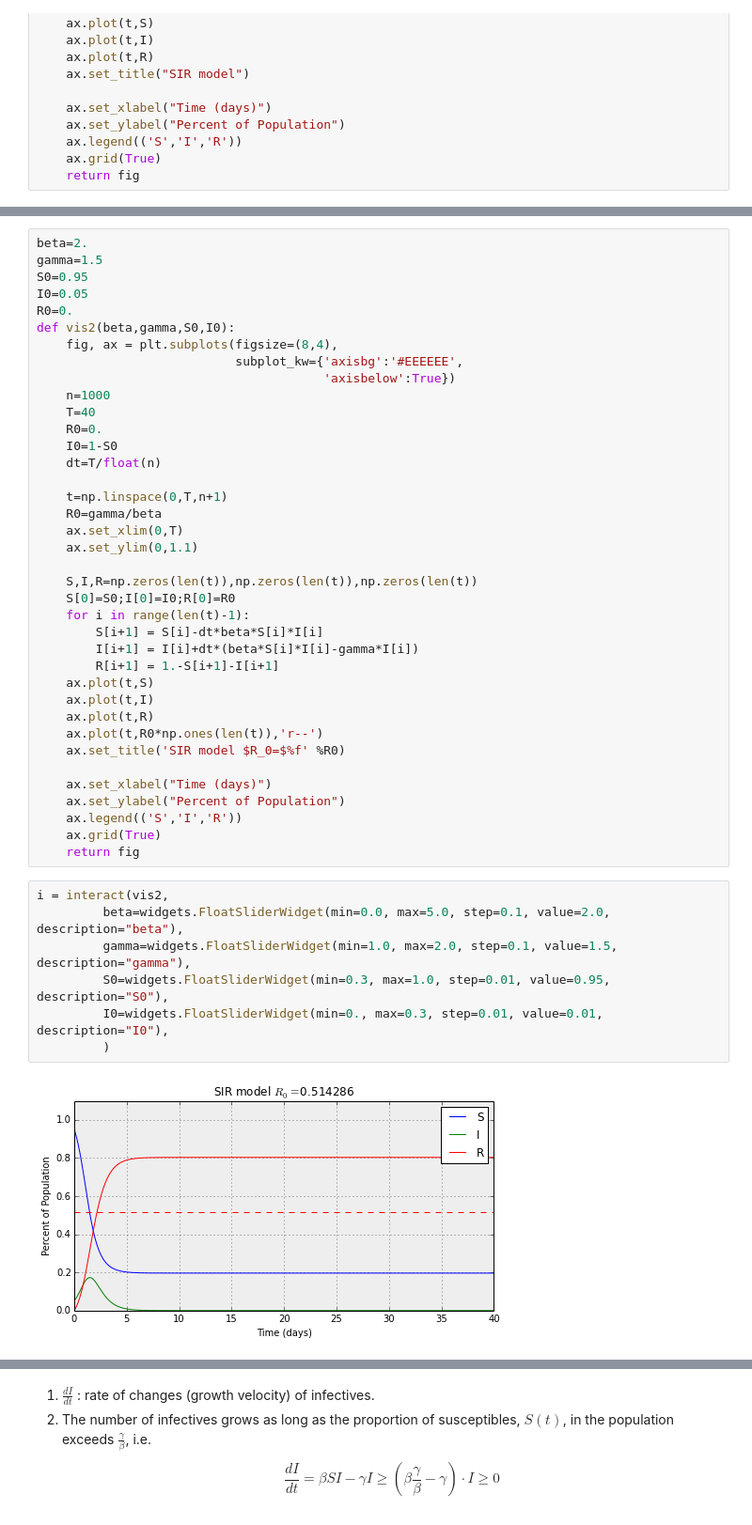
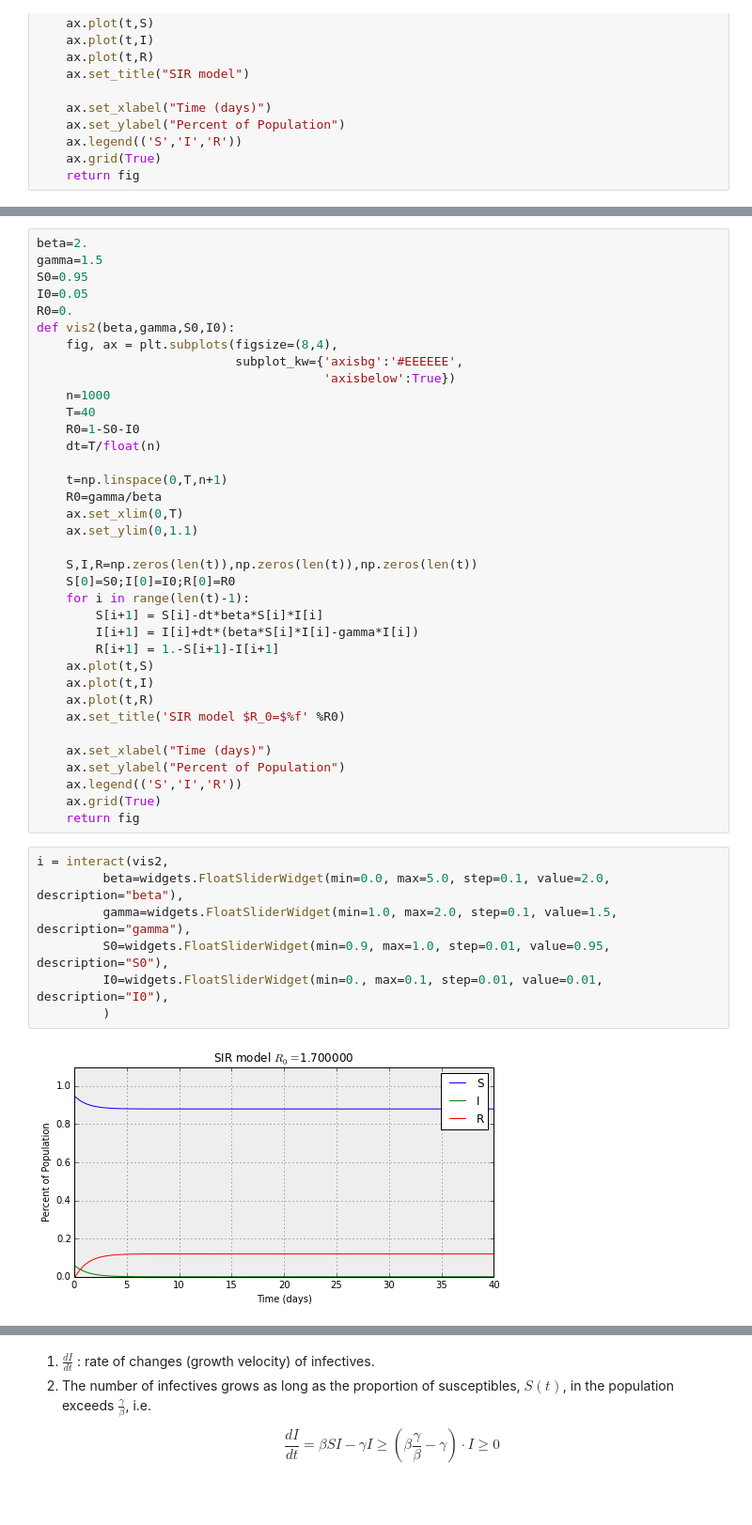
Before and after one commit to cchuang2009/math2014, a Jupyter notebook: 14/SIR.ipynb, the cells around one changed output, grey strips where cells are left out. Shown at 94% size. Drawn from its saved outputs; the diff is of its cells as text.

```diff
--- a/14/SIR.ipynb
+++ b/14/SIR.ipynb
@@ -101,8 +102,7 @@ def vis2(beta,gamma,S0,I0):
                                        'axisbelow':True})
     n=1000
     T=40
-    R0=0.
-    I0=1-S0
+    R0=1-S0-I0
     dt=T/float(n)
 
     t=np.linspace(0,T,n+1)
@@ -119,7 +119,6 @@ def vis2(beta,gamma,S0,I0):
     ax.plot(t,S)
     ax.plot(t,I)
     ax.plot(t,R)
-    ax.plot(t,R0*np.ones(len(t)),'r--')
     ax.set_title('SIR model $R_0=$%f' %R0)
 
     ax.set_xlabel("Time (days)")
@@ -130,10 +129,10 @@ def vis2(beta,gamma,S0,I0):
 # %%
 i = interact(vis2,
          beta=widgets.FloatSliderWidget(min=0.0, max=5.0, step=0.1, value=2.0, description="beta"),
          gamma=widgets.FloatSliderWidget(min=1.0, max=2.0, step=0.1, value=1.5, description="gamma"),
-         S0=widgets.FloatSliderWidget(min=0.3, max=1.0, step=0.01, value=0.95, description="S0"),
-         I0=widgets.FloatSliderWidget(min=0., max=0.3, step=0.01, value=0.01, description="I0"),
+         S0=widgets.FloatSliderWidget(min=0.9, max=1.0, step=0.01, value=0.95, description="S0"),
+         I0=widgets.FloatSliderWidget(min=0., max=0.1, step=0.01, value=0.01, description="I0"),
          )
 # %% [output]
-[figure, old version]
+[figure, new version]
 # %% [markdown]
```
Also changed, not shown: parts of 61 cells of this notebook.
